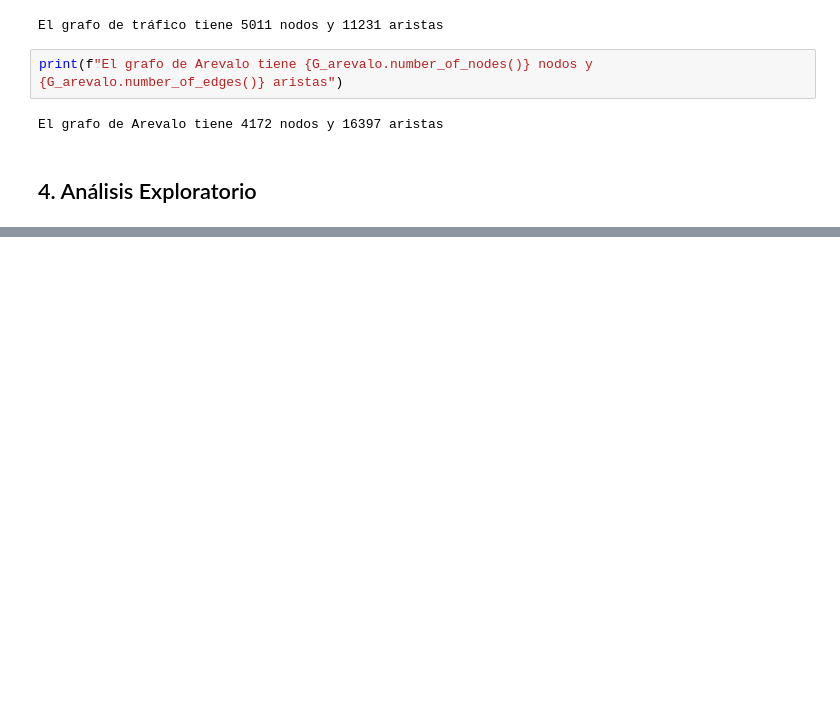
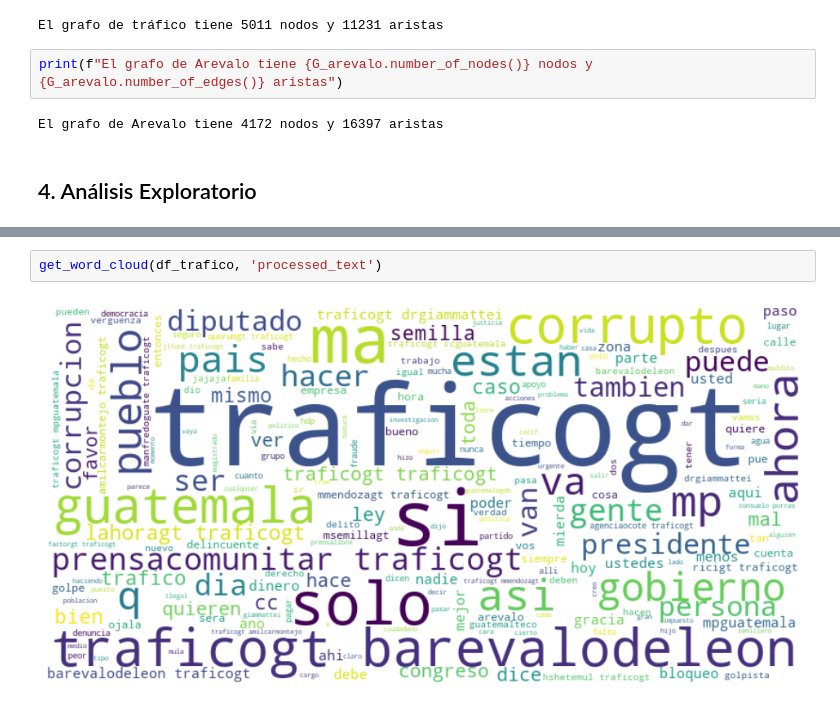
Before and after one commit to FranzCastillo/Social-Network-Analysis, a Jupyter notebook: src/analysis.ipynb, the cells around one changed output, grey strips where cells are left out. Cells and saved outputs as stored; diff of their text form; blank space fills up the shorter version.

```diff
--- a/src/analysis.ipynb
+++ b/src/analysis.ipynb
@@ -142,0 +202,4 @@ El grafo de Arevalo tiene 4172 nodos y 16397 aristas
+# %%
+get_word_cloud(df_trafico, 'processed_text')
+# %% [output]
+[figure, added]
```
Also changed, not shown: parts of 9 cells of this notebook, 1 other file.
